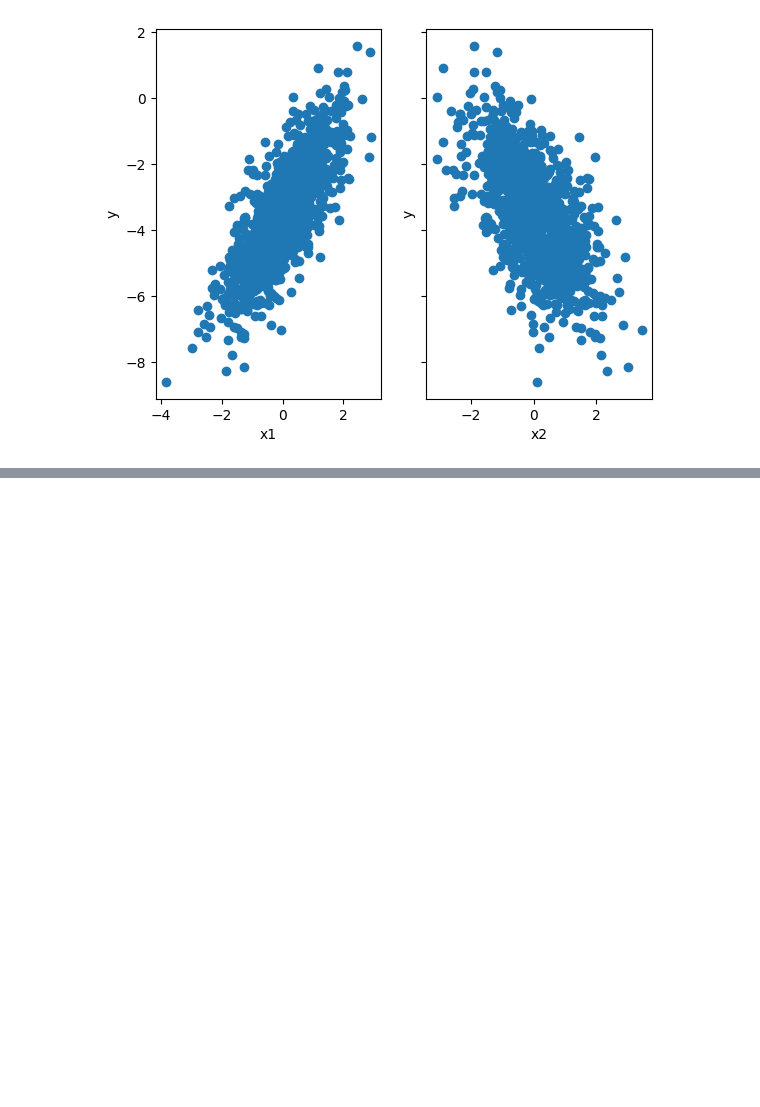
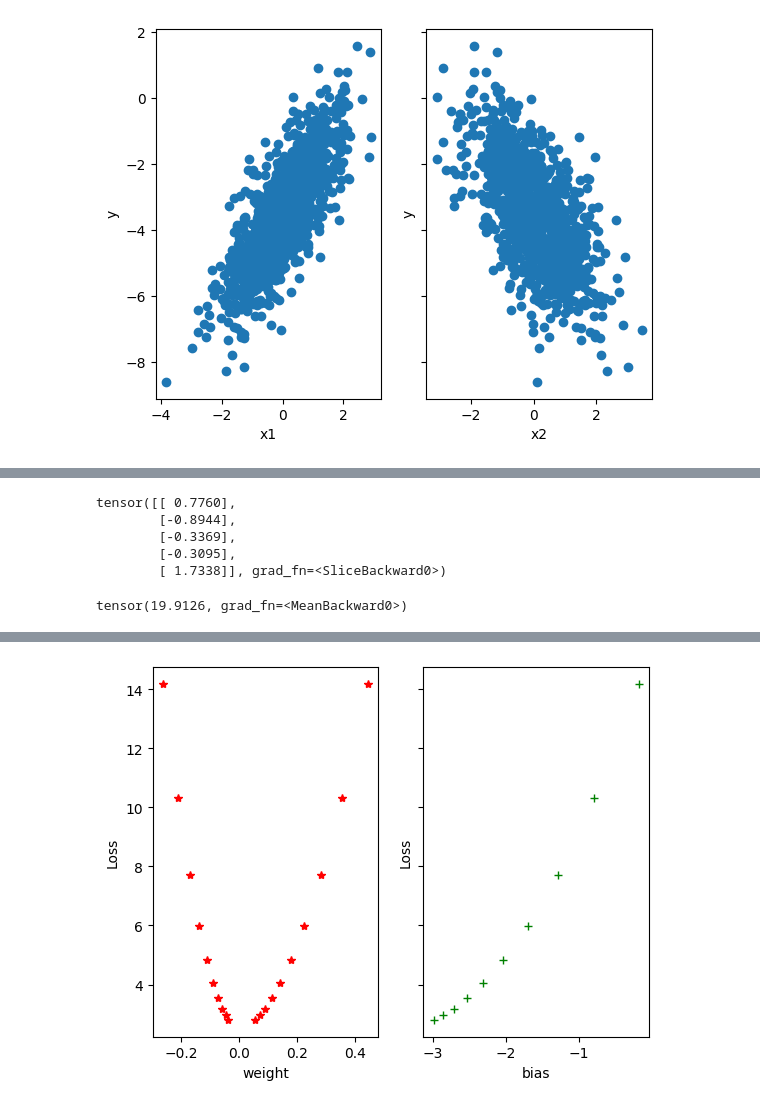
Before and after one commit to Kunal0026/Machine_Learning_Algorithm_Practice, a Jupyter notebook: Gradient_Descent/Gradient_Descent.ipynb, the cells around one changed output, grey strips where cells are left out. Saved outputs shown, nothing was run; the diff lists cells and outputs as text; code cells hidden in the pictures; blank space fills up the shorter version.

```diff
--- a/Gradient_Descent/Gradient_Descent.ipynb
+++ b/Gradient_Descent/Gradient_Descent.ipynb
@@ -31,0 +70,69 @@ plt.show()
+# %%
+y_p = model(x)
+y_p[:5]
+# %% [output]
+tensor([[ 0.7760],
+        [-0.8944],
+        [-0.3369],
+        [-0.3095],
+        [ 1.7338]], grad_fn=<SliceBackward0>)
+# %%
+# Define the loss function
+def Mean_Squared_Error(prediction, actual):
+    error = (actual-prediction)**2
+    return error.mean()
+# %%
+ # Find the total mean squared error
+loss = Mean_Squared_Error(y_p, y)
+loss
+# %% [output]
+tensor(19.9126, grad_fn=<MeanBackward0>)
+# %%
+# Number of epochs
+num_epochs = 1000
+# %%
+# Learning Rate
+learning_rate = 0.01
+# %%
+# SUBPLOT WEIGHT & BIAS VS lOSSES
+fig, (ax1, ax2) = plt.subplots(1, 2, sharey=True)
+
+for epoch in range(num_epochs):
+	# Forward pass
+	y_p = model(x)
+	loss = Mean_Squared_Error(y_p, y)
+
+	# Backproogation
+	# Find the fradient using
+	loss.backward()
+
+	# Learning Rate
+	learning_rate = 0.001
+
+	# Model Parameter
+	w = model.linear.weight
+	b = model.linear.bias
+
+	# Matually Update the model parameter
+	w = w - learning_rate * w.grad
+	b = b - learning_rate * b.grad
+
+	# assign the weight & bias parameter to the linear layer
+	model.linear.weight = nn.Parameter(w)
+	model.linear.bias = nn.Parameter(b)
+
+	if (epoch+1) % 100 == 0:
+		ax1.plot(w.detach().numpy(),loss.item(),'r*-')
+		ax2.plot(b.detach().numpy(),loss.item(),'g+-')
+		print('Epoch [{}/{}], weight:{}, bias:{} Loss: {:.4f}'.format(
+			epoch+1,num_epochs,
+			w.detach().numpy(),
+			b.detach().numpy(),
+			loss.item()))
+
+ax1.set_xlabel('weight')
+ax2.set_xlabel('bias')
+ax1.set_ylabel('Loss')
+ax2.set_ylabel('Loss')
+plt.show()
+# %% [output]
@@ -31,0 +149 @@ plt.show()
+[figure, added]
```
Also changed, not shown: parts of 7 cells of this notebook.
